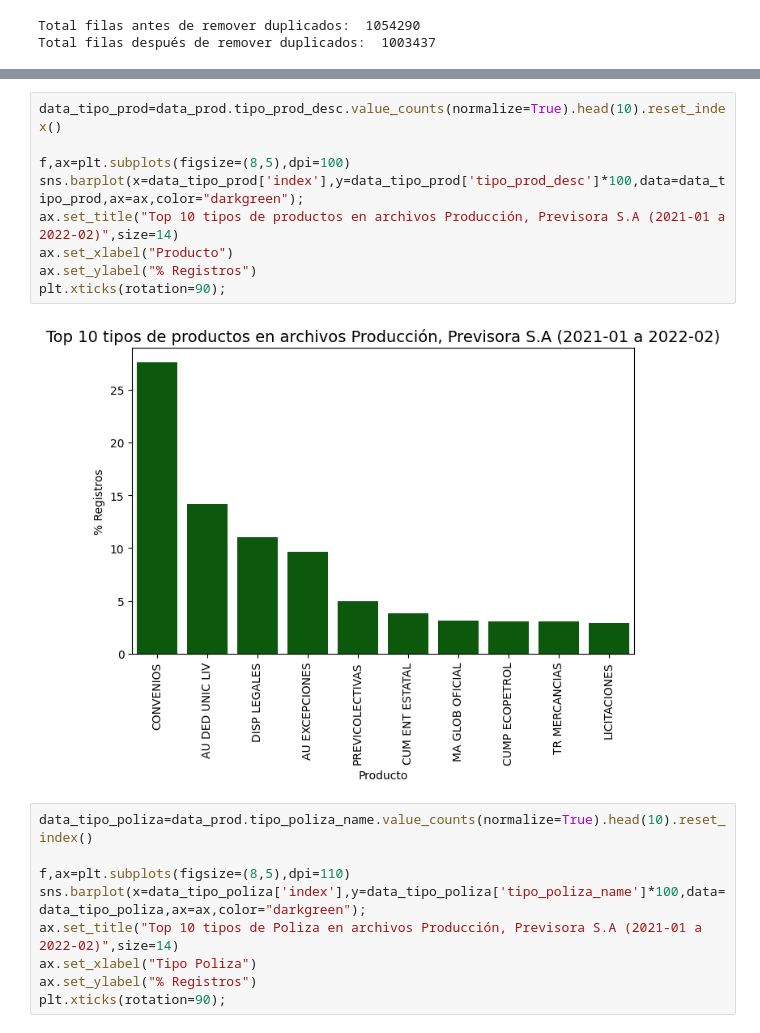
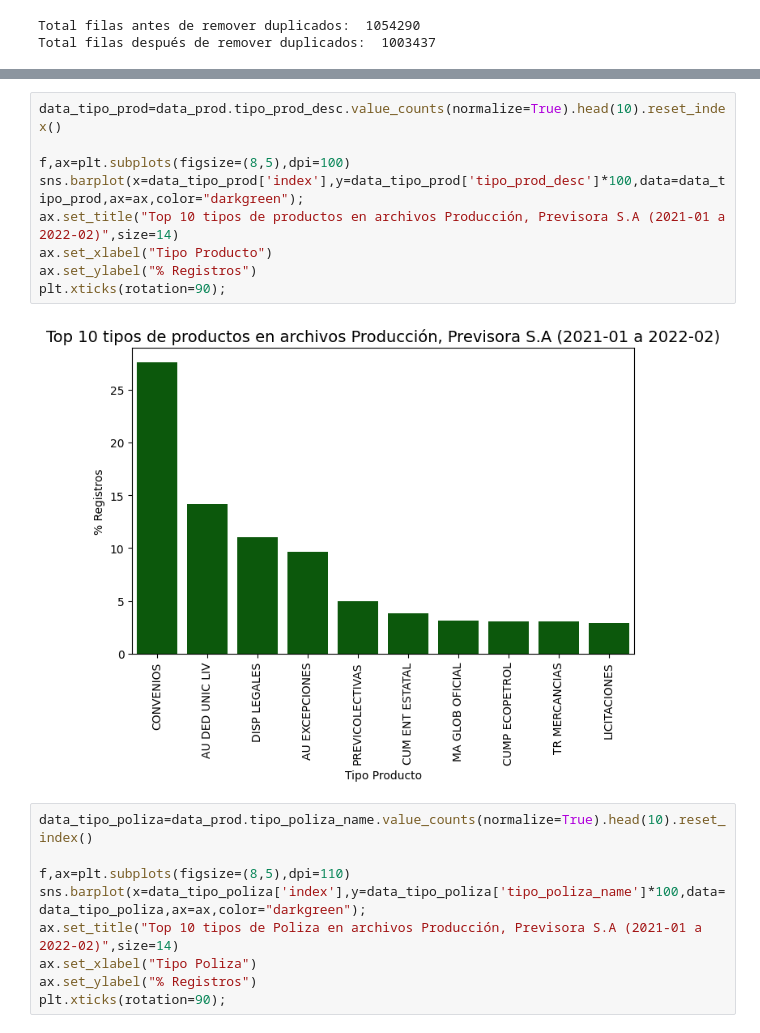
Before and after one commit to statscol/churn-pv-mvp, a Jupyter notebook: 01-Lectura-informacion-limpieza.ipynb, the cells around one changed output, grey strips where cells are left out. Drawn from its saved outputs; the diff is of its cells as text.

```diff
--- a/01-Lectura-informacion-limpieza.ipynb
+++ b/01-Lectura-informacion-limpieza.ipynb
@@ -140,14 +103,14 @@ Name: tipo_prod_desc, dtype: int64
 # %%
 data_tipo_prod=data_prod.tipo_prod_desc.value_counts(normalize=True).head(10).reset_index()
 
 f,ax=plt.subplots(figsize=(8,5),dpi=100)
 sns.barplot(x=data_tipo_prod['index'],y=data_tipo_prod['tipo_prod_desc']*100,data=data_tipo_prod,ax=ax,color="darkgreen");
 ax.set_title("Top 10 tipos de productos en archivos Producción, Previsora S.A (2021-01 a 2022-02)",size=14)
-ax.set_xlabel("Producto")
+ax.set_xlabel("Tipo Producto")
 ax.set_ylabel("% Registros")
 plt.xticks(rotation=90);
 # %% [output]
-[figure, old version]
+[figure, new version]
 # %%
 data_tipo_poliza=data_prod.tipo_poliza_name.value_counts(normalize=True).head(10).reset_index()
 
```
Also changed, not shown: parts of 31 cells of this notebook, 7 other files.
